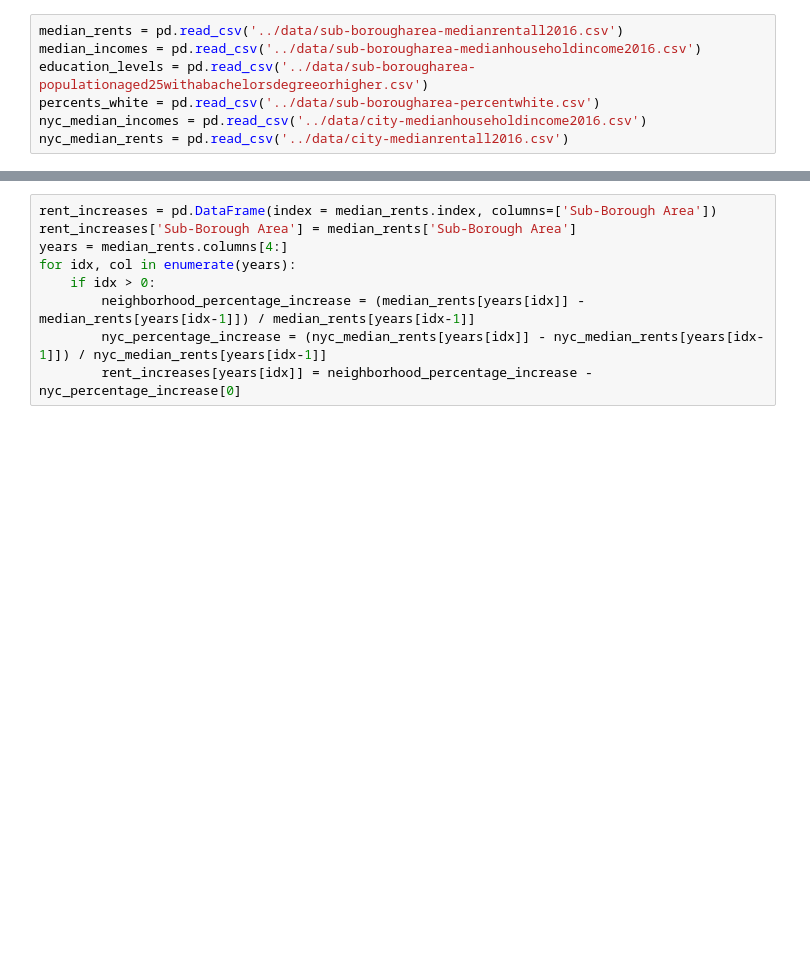
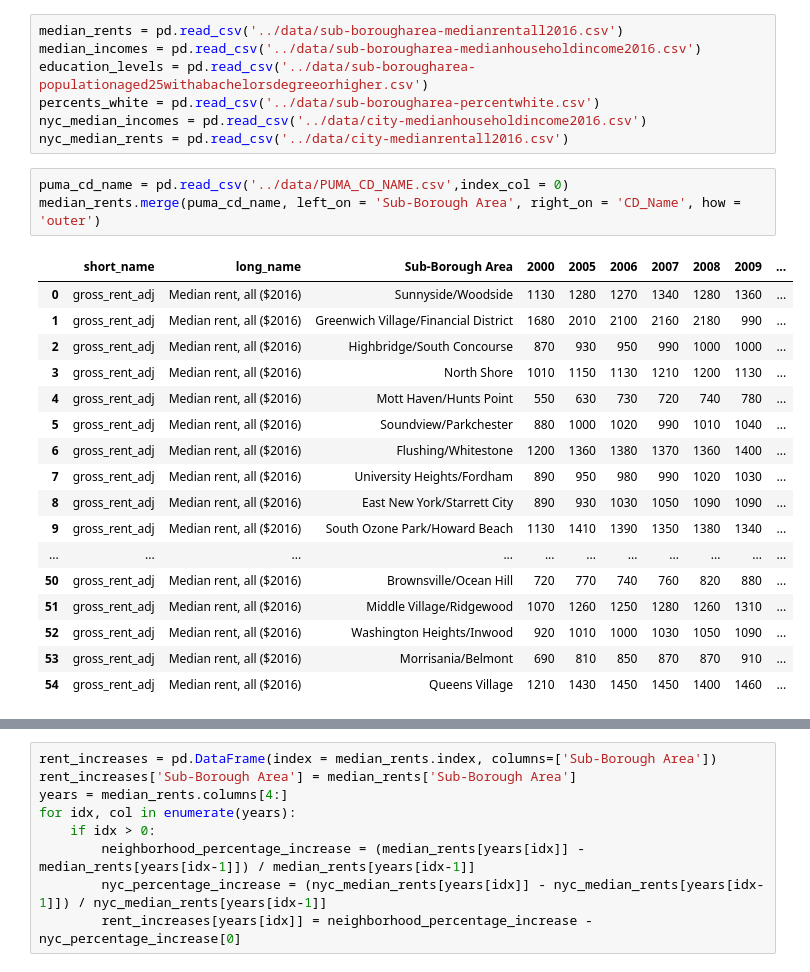
Before and after one commit to msgiles/am231final, a Jupyter notebook: notebooks/work.ipynb, the cells around one changed output, grey strips where cells are left out. Cells and saved outputs as stored; diff of their text form; blank space fills up the shorter version.

```diff
--- a/notebooks/work.ipynb
+++ b/notebooks/work.ipynb
@@ -12,3 +12,24 @@ education_levels = pd.read_csv('../data/sub-borougharea-populationaged25withabac
 percents_white = pd.read_csv('../data/sub-borougharea-percentwhite.csv')
 nyc_median_incomes = pd.read_csv('../data/city-medianhouseholdincome2016.csv')
 nyc_median_rents = pd.read_csv('../data/city-medianrentall2016.csv')
+# %%
+puma_cd_name = pd.read_csv('../data/PUMA_CD_NAME.csv',index_col = 0)
+median_rents.merge(puma_cd_name, left_on = 'Sub-Borough Area', right_on = 'CD_Name', how = 'outer')
+# %% [output]
+|  | short_name | long_name | Sub-Borough Area | 2000 | 2005 | 2006 | 2007 | 2008 | 2009 | ... |
+| 0 | gross_rent_adj | Median rent, all ($2016) | Sunnyside/Woodside | 1130 | 1280 | 1270 | 1340 | 1280 | 1360 | ... |
+| 1 | gross_rent_adj | Median rent, all ($2016) | Greenwich Village/Financial District | 1680 | 2010 | 2100 | 2160 | 2180 | 990 | ... |
+| 2 | gross_rent_adj | Median rent, all ($2016) | Highbridge/South Concourse | 870 | 930 | 950 | 990 | 1000 | 1000 | ... |
+| 3 | gross_rent_adj | Median rent, all ($2016) | North Shore | 1010 | 1150 | 1130 | 1210 | 1200 | 1130 | ... |
+| 4 | gross_rent_adj | Median rent, all ($2016) | Mott Haven/Hunts Point | 550 | 630 | 730 | 720 | 740 | 780 | ... |
+| 5 | gross_rent_adj | Median rent, all ($2016) | Soundview/Parkchester | 880 | 1000 | 1020 | 990 | 1010 | 1040 | ... |
+| 6 | gross_rent_adj | Median rent, all ($2016) | Flushing/Whitestone | 1200 | 1360 | 1380 | 1370 | 1360 | 1400 | ... |
+| 7 | gross_rent_adj | Median rent, all ($2016) | University Heights/Fordham | 890 | 950 | 980 | 990 | 1020 | 1030 | ... |
+| 8 | gross_rent_adj | Median rent, all ($2016) | East New York/Starrett City | 890 | 930 | 1030 | 1050 | 1090 | 1090 | ... |
+| 9 | gross_rent_adj | Median rent, all ($2016) | South Ozone Park/Howard Beach | 1130 | 1410 | 1390 | 1350 | 1380 | 1340 | ... |
+| ... | ... | ... | ... | ... | ... | ... | ... | ... | ... | ... |
+| 50 | gross_rent_adj | Median rent, all ($2016) | Brownsville/Ocean Hill | 720 | 770 | 740 | 760 | 820 | 880 | ... |
+| 51 | gross_rent_adj | Median rent, all ($2016) | Middle Village/Ridgewood | 1070 | 1260 | 1250 | 1280 | 1260 | 1310 | ... |
+| 52 | gross_rent_adj | Median rent, all ($2016) | Washington Heights/Inwood | 920 | 1010 | 1000 | 1030 | 1050 | 1090 | ... |
+| 53 | gross_rent_adj | Median rent, all ($2016) | Morrisania/Belmont | 690 | 810 | 850 | 870 | 870 | 910 | ... |
+| 54 | gross_rent_adj | Median rent, all ($2016) | Queens Village | 1210 | 1430 | 1450 | 1450 | 1400 | 1460 | ... |
```
Also changed, not shown: parts of 4 cells of this notebook, 1 other file.
